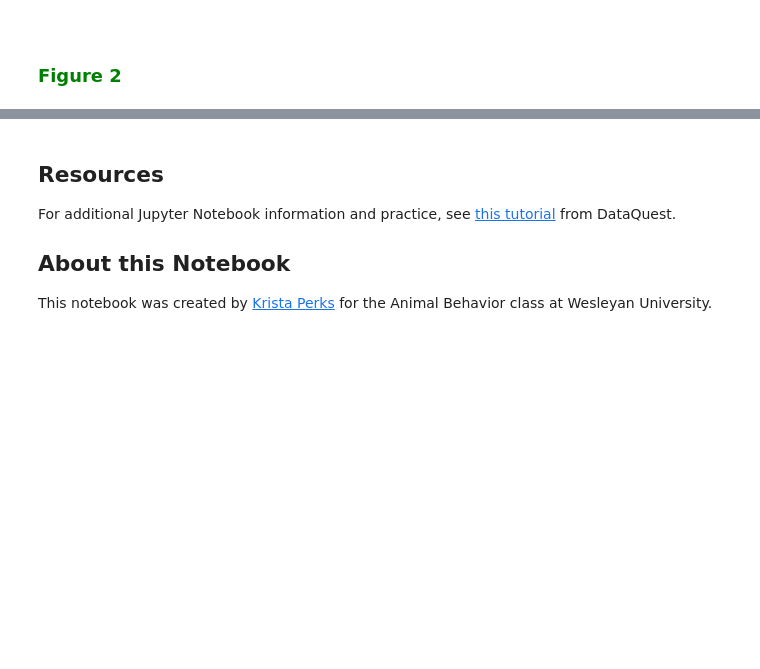
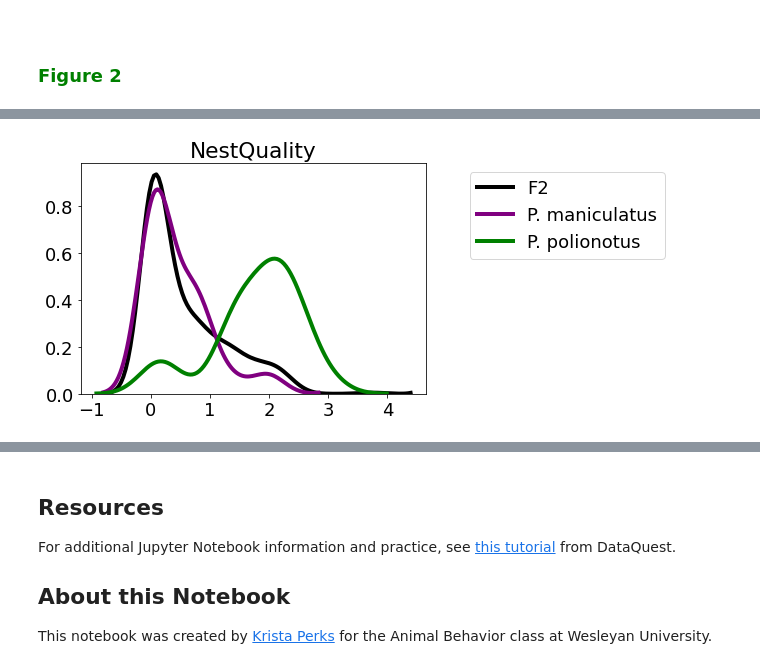
Before and after one commit to neurologic/AnimalBehavior_SP2021, a Jupyter notebook: EvolutionParentalBehavior/EvolutionParentalCare_Bendeskyetal_2017.ipynb, the cells around one changed output, grey strips where cells are left out. Cells and saved outputs as stored; diff of their text form; code cells hidden in the pictures; blank space fills up the shorter version.

```diff
--- a/EvolutionParentalBehavior/EvolutionParentalCare_Bendeskyetal_2017.ipynb
+++ b/EvolutionParentalBehavior/EvolutionParentalCare_Bendeskyetal_2017.ipynb
@@ -109,0 +359,20 @@ plt.scatter(df_NestQuality['P. polionotus mothers'].dropna(),
+# %%
+bool_F2 = df_mothers['Species']=='F2'
+# %%
+#@title __execute__ this cell to draw overlaid KDE plots of the F2, polionotus, and maniculatus species for your behavior
+ax = create_figure()
+sns.kdeplot(df_mothers[bool_F2][behavior], ax = ax, legend=False, color = 'black', lw=4)
+
+sns.kdeplot(df_mothers[bool_maniculatus][behavior], ax = ax, legend=False, color = 'purple', lw=4)
+sns.kdeplot(df_mothers[bool_polionotus][behavior], ax = ax, legend=False, color = 'green', lw=4)
+
+from matplotlib.lines import Line2D
+custom_lines = [matplotlib.lines.Line2D([0], [0], color='black', lw=4),
+                matplotlib.lines.Line2D([0], [0], color='purple', lw=4),
+                matplotlib.lines.Line2D([0], [0], color='green', lw=4)]
+
+ax.set_title(behavior)
+ax.legend(custom_lines, ['F2', 'P. maniculatus', 'P. polionotus'],
+          bbox_to_anchor=[1.1,1]);
+# %% [output]
+[figure, added]
```
Also changed, not shown: parts of 51 cells of this notebook, 2 other files.
